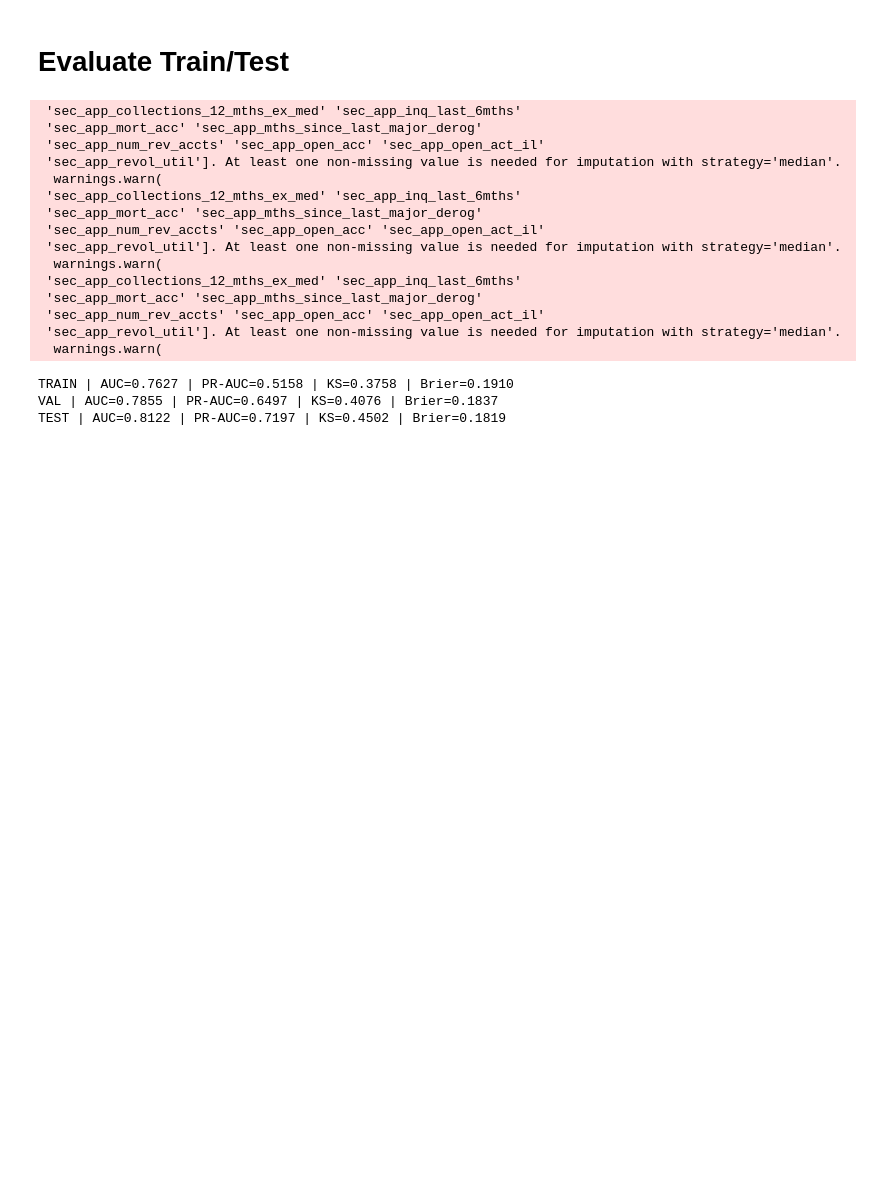
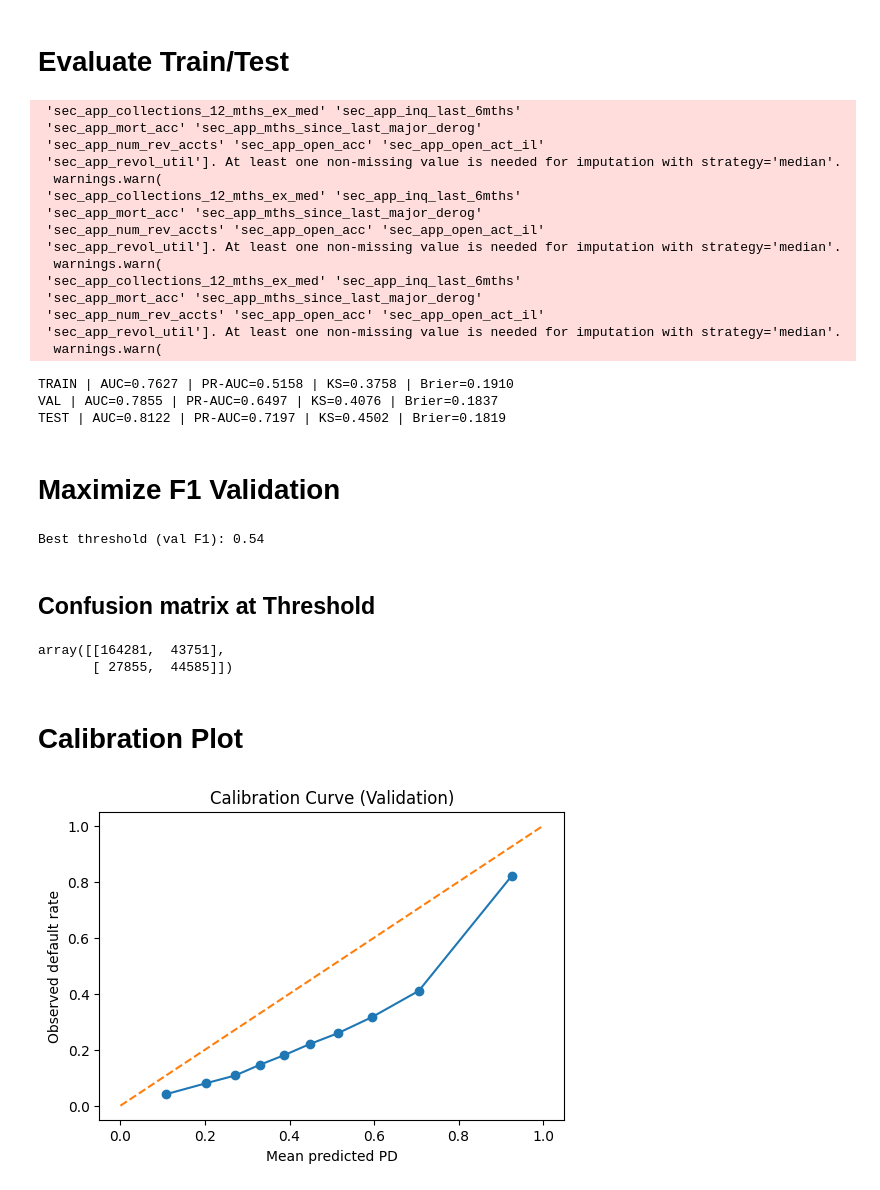
Before and after one commit to rltruter/Credit-Risk-Baseline, a Jupyter notebook: 03_logistic_baseline.ipynb, the cells around one changed output. Cells and saved outputs as stored; diff of their text form; code cells hidden in the pictures; blank space fills up the shorter version.

Commit message:
Added Evaluation Metrics

```diff
--- a/03_logistic_baseline.ipynb
+++ b/03_logistic_baseline.ipynb
@@ -207,3 +229,41 @@ metrics_test  = evaluate("TEST", y_test, p_test)
 TRAIN | AUC=0.7627 | PR-AUC=0.5158 | KS=0.3758 | Brier=0.1910
 VAL | AUC=0.7855 | PR-AUC=0.6497 | KS=0.4076 | Brier=0.1837
 TEST | AUC=0.8122 | PR-AUC=0.7197 | KS=0.4502 | Brier=0.1819
+# %% [markdown]
+# Maximize F1 Validation
+# %%
+from sklearn.metrics import f1_score
+
+thresholds = np.linspace(0.01, 0.99, 99)
+f1s = []
+for t in thresholds:
+    preds = (p_val >= t).astype(int)
+    f1s.append(f1_score(y_val, preds))
+
+best_t = float(thresholds[int(np.argmax(f1s))])
+print("Best threshold (val F1):", best_t)
+# %% [output]
+Best threshold (val F1): 0.54
+# %% [markdown]
+## Confusion matrix at Threshold
+# %%
+pred_val = (p_val >= best_t).astype(int)
+cm = confusion_matrix(y_val, pred_val)
+cm
+# %% [output]
+array([[164281,  43751],
+       [ 27855,  44585]])
+# %% [markdown]
+# Calibration Plot
+# %%
+prob_true, prob_pred = calibration_curve(y_val, p_val, n_bins=10, strategy="quantile")
+
+plt.figure(figsize=(6,4))
+plt.plot(prob_pred, prob_true, marker="o")
+plt.plot([0,1],[0,1], linestyle="--")
+plt.title("Calibration Curve (Validation)")
+plt.xlabel("Mean predicted PD")
+plt.ylabel("Observed default rate")
+plt.show()
+# %% [output]
+[figure, added]
```
Also changed, not shown: parts of 6 cells of this notebook.
